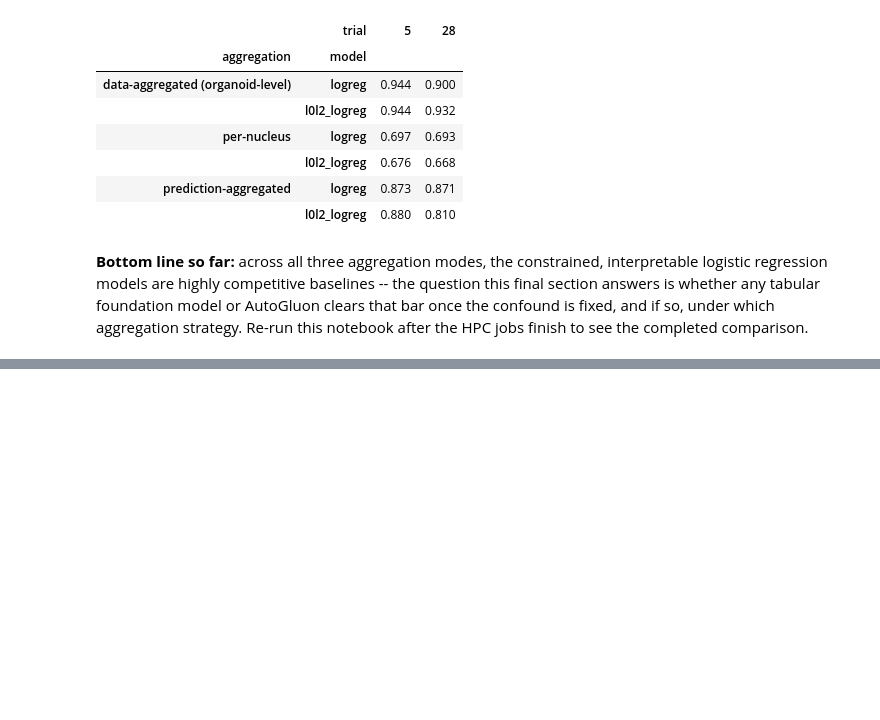
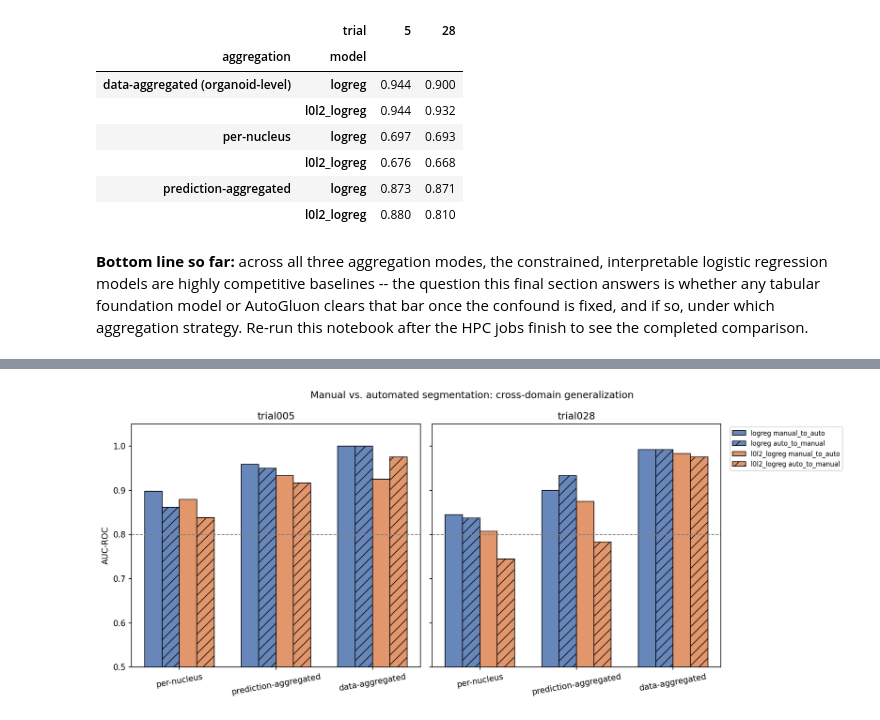
Before and after one commit to mario-koddenbrock/organoid_segmentation, a Jupyter notebook: notebooks/classification_investigation.ipynb, the cells around one changed output, grey strips where cells are left out. Drawn from its saved outputs; the diff is of its cells as text; code cells hidden in the pictures; blank space fills up the shorter version.

```diff
--- a/notebooks/classification_investigation.ipynb
+++ b/notebooks/classification_investigation.ipynb
@@ -372,0 +592,4 @@ completed comparison.
+# %%
+display(Image(filename=str(RESULTS_DIR / 'manual_vs_auto_plot.png')))
+# %% [output]
+[figure, added]
```
Also changed, not shown: parts of 15 cells of this notebook.
